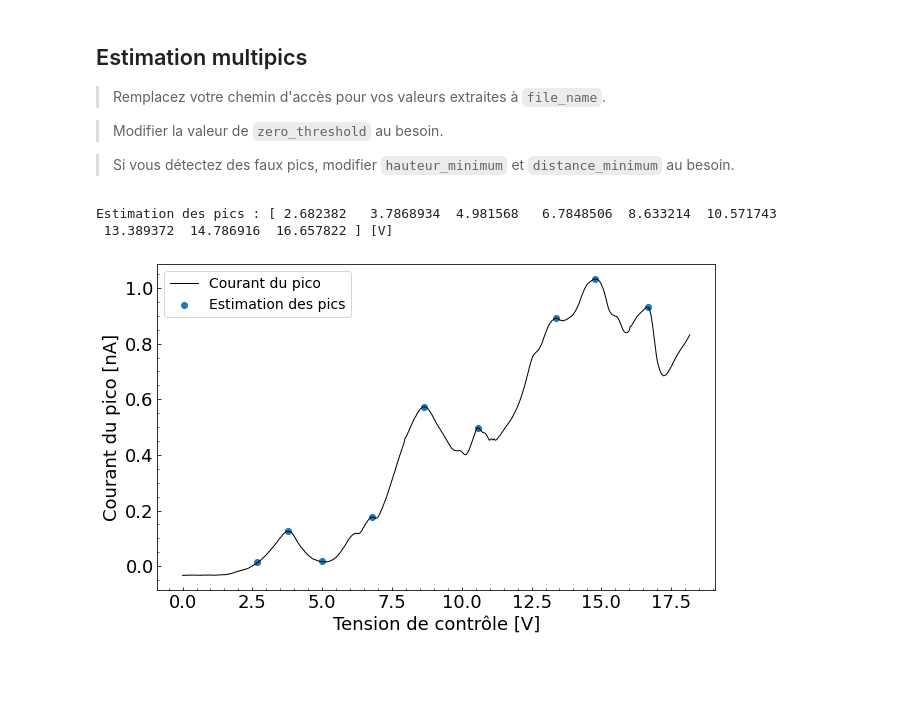
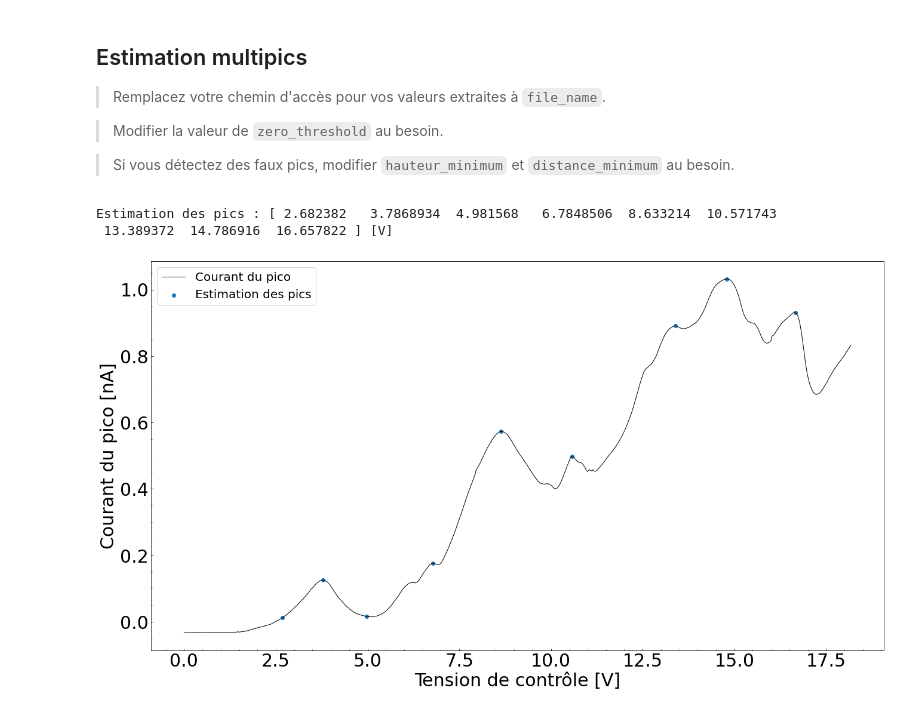
Before and after one commit to GeremyMichaud/PHY-3002-Frank-et-Hertz, a Jupyter notebook: analyse_legere_pic_multiple.ipynb, the cells around one changed output. Saved outputs shown, nothing was run; the diff lists cells and outputs as text; code cells hidden in the pictures; blank space fills up the shorter version.

```diff
--- a/analyse_legere_pic_multiple.ipynb
+++ b/analyse_legere_pic_multiple.ipynb
@@ -14,7 +14,7 @@ import os
 import matplotlib
 
 # Configuration de la taille de la police dans les figures
-matplotlib.rcParams.update({'font.size': 18})
+matplotlib.rcParams.update({'font.size': 30})
 
 # Création du répertoire pour les graphiques s'il n'existe pas
 out_dir = os.path.join("graphiques", "anal_multiple")
@@ -73,29 +73,29 @@ liste_des_indexes_des_pics = liste_des_indexes_des_pics
 # %%
 print(f"Estimation des pics : {valeurs_avec_bonnes_unites_determination_des_pics[liste_des_indexes_des_pics, 0]} [V]")
 
-plt.figure(figsize=(10,6))
+plt.figure(figsize=(22, 12))
 plt.plot(valeurs_avec_bonnes_unites_determination_des_pics[:, 0],
             valeurs_avec_bonnes_unites_determination_des_pics[:, 1],
             label="Courant du pico", color="black", linewidth=1)
 
 
 plt.scatter(valeurs_avec_bonnes_unites_determination_des_pics[liste_des_indexes_des_pics, 0],
             valeurs_avec_bonnes_unites_determination_des_pics[liste_des_indexes_des_pics, 1],
             label="Estimation des pics")
 
 
 plt.xlabel("Tension de contrôle [V]")
 plt.ylabel("Courant du pico [nA]")
-plt.legend(fontsize=14)
+plt.legend(fontsize=20)
 plt.tick_params(axis='both', which='both', direction='in')
 plt.minorticks_on()
 
 name, _ = os.path.splitext(os.path.basename(file_name))
-plt.savefig(os.path.join(out_dir, name + ".png"))
+plt.savefig(os.path.join(out_dir, name + ".png"), bbox_inches="tight")
 
 # Affichage du graphique
 plt.show()
 # %% [output]
 Estimation des pics : [ 2.682382   3.7868934  4.981568   6.7848506  8.633214  10.571743
  13.389372  14.786916  16.657822 ] [V]
-[figure, old version]
+[figure, new version]
```
Also changed, not shown: 9 other files.
